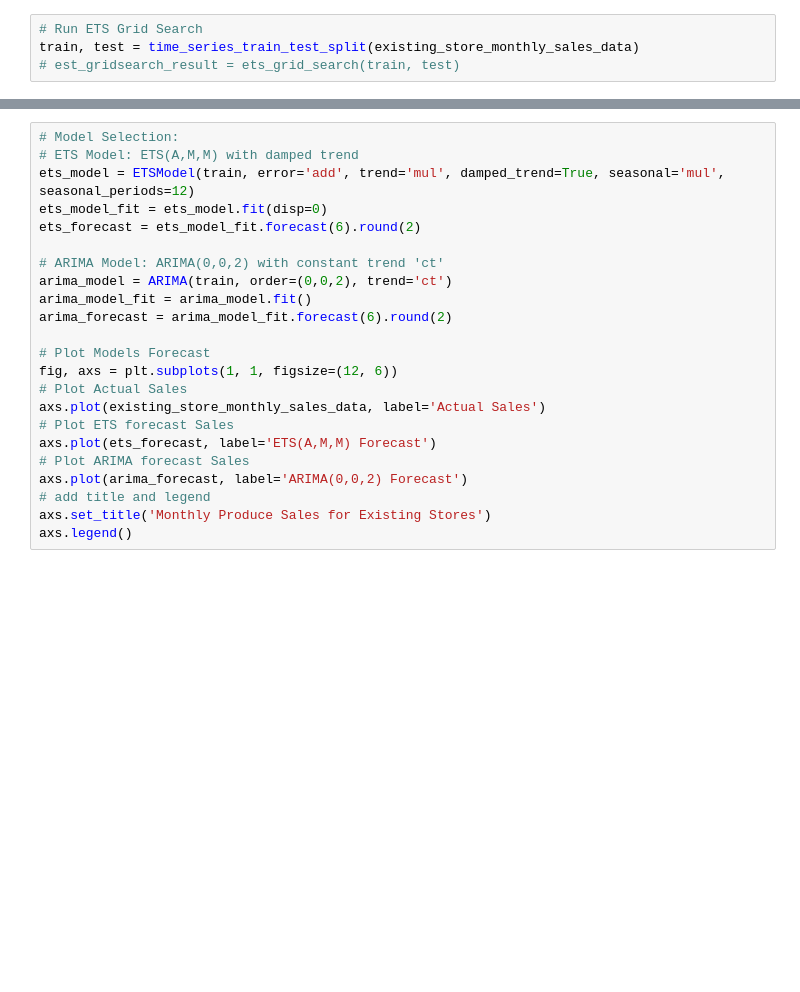
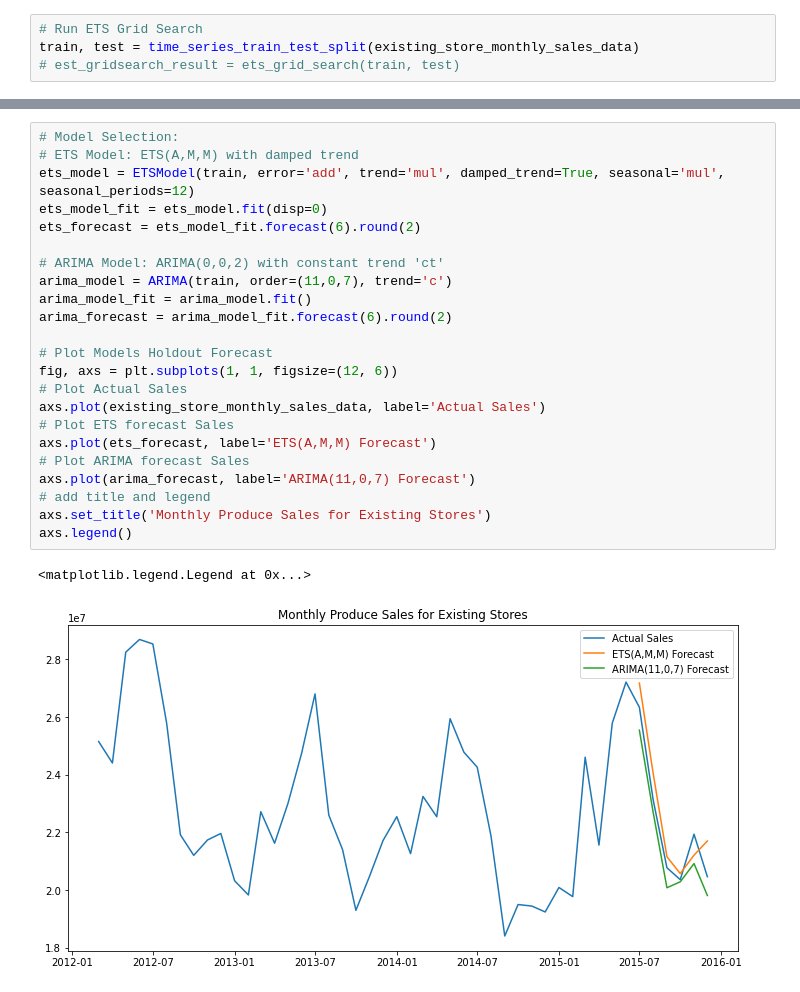
Before and after one commit to cevor/udacity_predictive_analytics, a Jupyter notebook: project6-1/project6-1.ipynb, the cells around one changed output, grey strips where cells are left out. Saved outputs shown, nothing was run; the diff lists cells and outputs as text; blank space fills up the shorter version.

```diff
--- a/project6-1/project6-1.ipynb
+++ b/project6-1/project6-1.ipynb
@@ -445,26 +605,29 @@ print('ARIMA Top 5 Best Model')
 # %%
 # Model Selection:
 # ETS Model: ETS(A,M,M) with damped trend
 ets_model = ETSModel(train, error='add', trend='mul', damped_trend=True, seasonal='mul', seasonal_periods=12)
 ets_model_fit = ets_model.fit(disp=0)
 ets_forecast = ets_model_fit.forecast(6).round(2)
 
 # ARIMA Model: ARIMA(0,0,2) with constant trend 'ct'
-arima_model = ARIMA(train, order=(0,0,2), trend='ct')
+arima_model = ARIMA(train, order=(11,0,7), trend='c')
 arima_model_fit = arima_model.fit()
 arima_forecast = arima_model_fit.forecast(6).round(2)
 
-# Plot Models Forecast
+# Plot Models Holdout Forecast
 fig, axs = plt.subplots(1, 1, figsize=(12, 6))
 # Plot Actual Sales
 axs.plot(existing_store_monthly_sales_data, label='Actual Sales')
 # Plot ETS forecast Sales
 axs.plot(ets_forecast, label='ETS(A,M,M) Forecast')
 # Plot ARIMA forecast Sales
-axs.plot(arima_forecast, label='ARIMA(0,0,2) Forecast')
+axs.plot(arima_forecast, label='ARIMA(11,0,7) Forecast')
 # add title and legend
 axs.set_title('Monthly Produce Sales for Existing Stores')
 axs.legend()
+# %% [output]
+<matplotlib.legend.Legend at 0x...>
+[figure, added]
 # %%
 # Forecast 2016 Sales for Existing Stores
 # Train the model with all data
```
Also changed, not shown: parts of 27 cells of this notebook.
